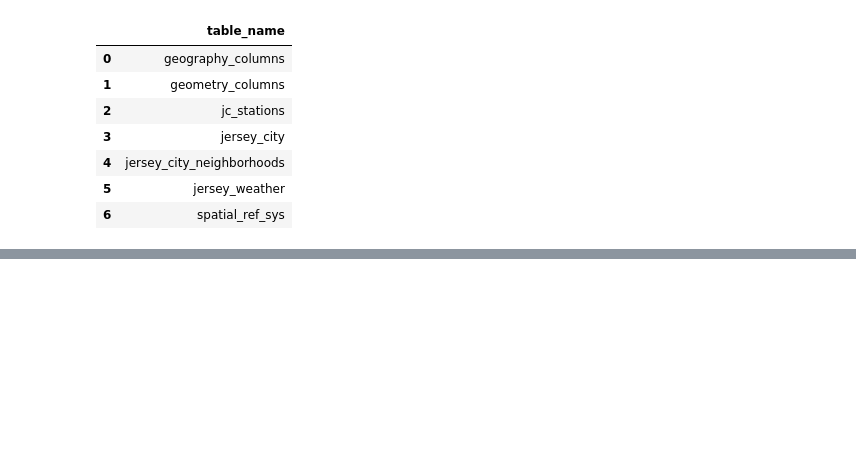
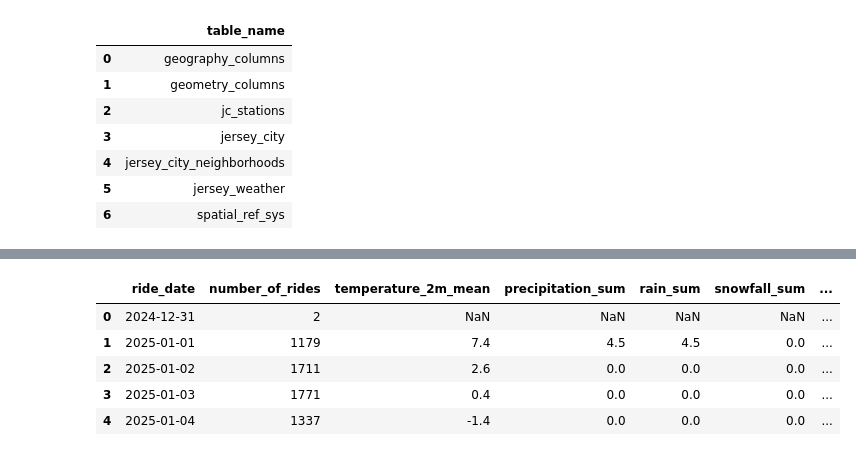
Before and after one commit to hovhannisyan91/aca, a Jupyter notebook: lab/python/notebooks/Session_16_SQLAlchemy.ipynb, the cells around one changed output, grey strips where cells are left out. Cells and saved outputs as stored; diff of their text form; code cells hidden in the pictures; blank space fills up the shorter version.

```diff
--- a/lab/python/notebooks/Session_16_SQLAlchemy.ipynb
+++ b/lab/python/notebooks/Session_16_SQLAlchemy.ipynb
@@ -465,0 +573,37 @@ SELECT
+# %%
+
+query = """
+SELECT
+    c.started_at::date AS ride_date,
+    COUNT(*) AS number_of_rides,
+    w.temperature_2m_mean,
+    w.precipitation_sum,
+    w.rain_sum,
+    w.snowfall_sum,
+    w.wind_speed_10m_max
+FROM jersey_city AS c
+LEFT JOIN jersey_weather AS w
+    ON c.started_at::date = w.date::date
+GROUP BY
+    c.started_at::date,
+    w.temperature_2m_mean,
+    w.precipitation_sum,
+    w.rain_sum,
+    w.snowfall_sum,
+    w.wind_speed_10m_max
+ORDER BY ride_date;
+"""
+
+bike_weather_sql = pd.read_sql(
+    query,
+    con=engine
+)
+
+bike_weather_sql.head()
+# %% [output]
+|  | ride_date | number_of_rides | temperature_2m_mean | precipitation_sum | rain_sum | snowfall_sum | ... |
+| 0 | 2024-12-31 | 2 | NaN | NaN | NaN | NaN | ... |
+| 1 | 2025-01-01 | 1179 | 7.4 | 4.5 | 4.5 | 0.0 | ... |
+| 2 | 2025-01-02 | 1711 | 2.6 | 0.0 | 0.0 | 0.0 | ... |
+| 3 | 2025-01-03 | 1771 | 0.4 | 0.0 | 0.0 | 0.0 | ... |
+| 4 | 2025-01-04 | 1337 | -1.4 | 0.0 | 0.0 | 0.0 | ... |
```
Also changed, not shown: parts of 34 cells of this notebook.
